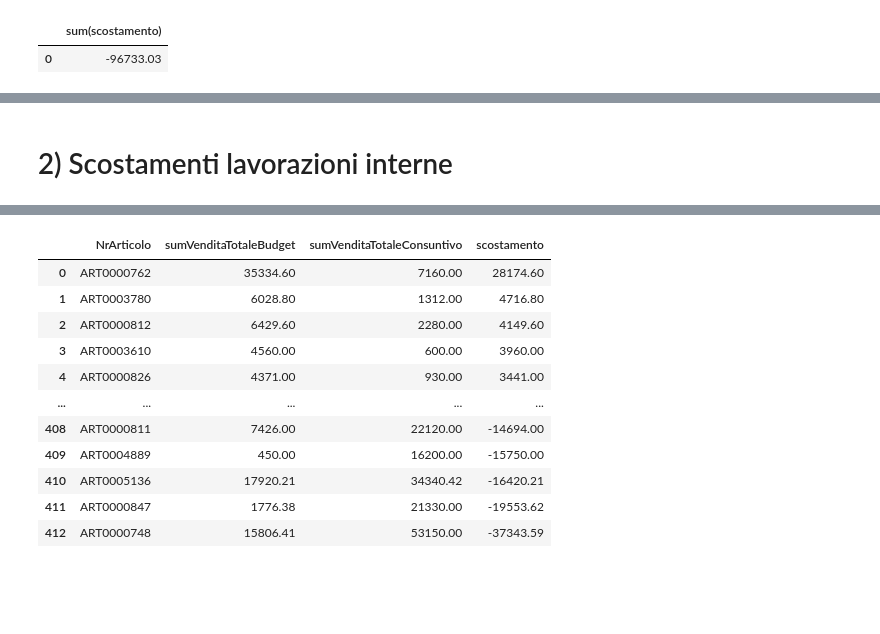
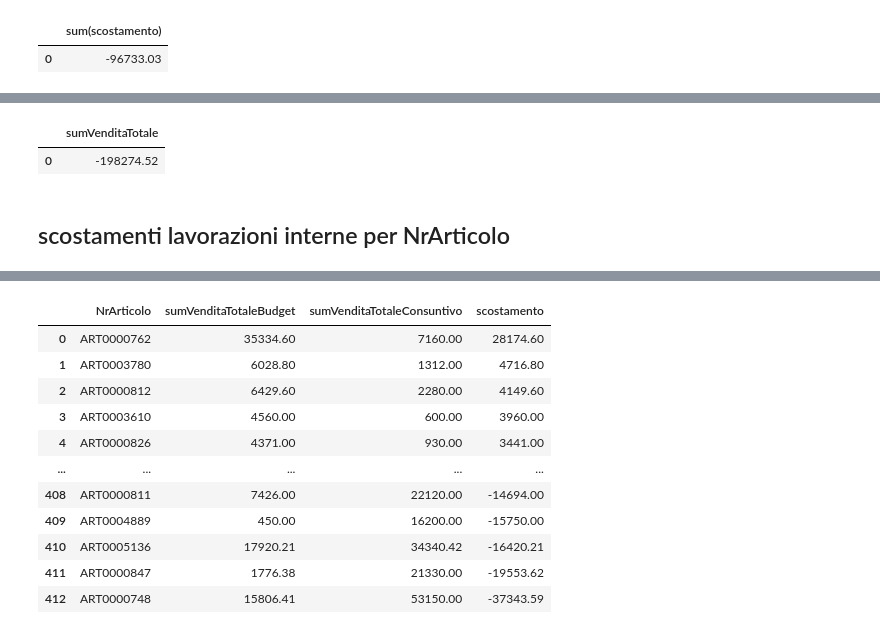
Before and after one commit to VinciGit00/SCGProject, a Jupyter notebook: Datasets/DataElaboration/Granularity.ipynb, the cells around one changed output, grey strips where cells are left out. Drawn from its saved outputs; the diff is of its cells as text; code cells hidden in the pictures; blank space fills up the shorter version.

```diff
--- a/Datasets/DataElaboration/Granularity.ipynb
+++ b/Datasets/DataElaboration/Granularity.ipynb
@@ -573,2 +589,11 @@ tempImpiego+tempPrezzo # scostamento totale remains consistent!!! :)
+# %%
+venditeConsuntivo = sqldf("SELECT DISTINCT * FROM dfVendite WHERE budget = 'CONSUNTIVO' or budget = 'Consuntivo'")
+venditeBudget = sqldf("SELECT DISTINCT * FROM dfVendite WHERE budget = 'BUDGET' or budget = 'Budget'")
+sumVenditeConsuntivo = sqldf('select sum(ImportoVenditaValutaLocaleTOTALEVENDITA) as sumVenditaTotale from venditeConsuntivo')
+sumVenditeBudget = sqldf('select sum(ImportoVenditaValutaLocaleTOTALEVENDITA) as sumVenditaTotale from venditeBudget')
+sumVenditeBudget-sumVenditeConsuntivo
+# %% [output]
+|  | sumVenditaTotale |
+| 0 | -198274.52 |
 # %% [markdown]
-# 2) Scostamenti lavorazioni interne
+## scostamenti lavorazioni interne per NrArticolo
```
Also changed, not shown: parts of 47 cells of this notebook.
